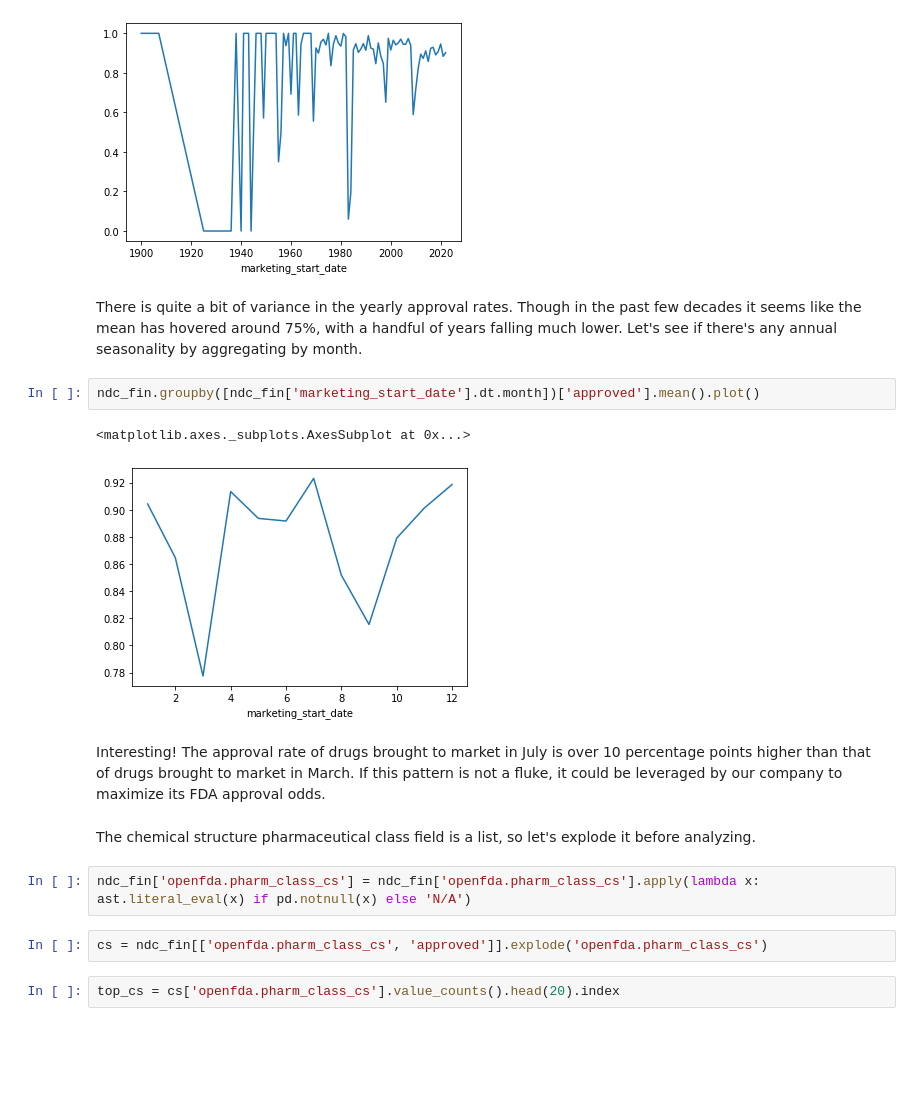
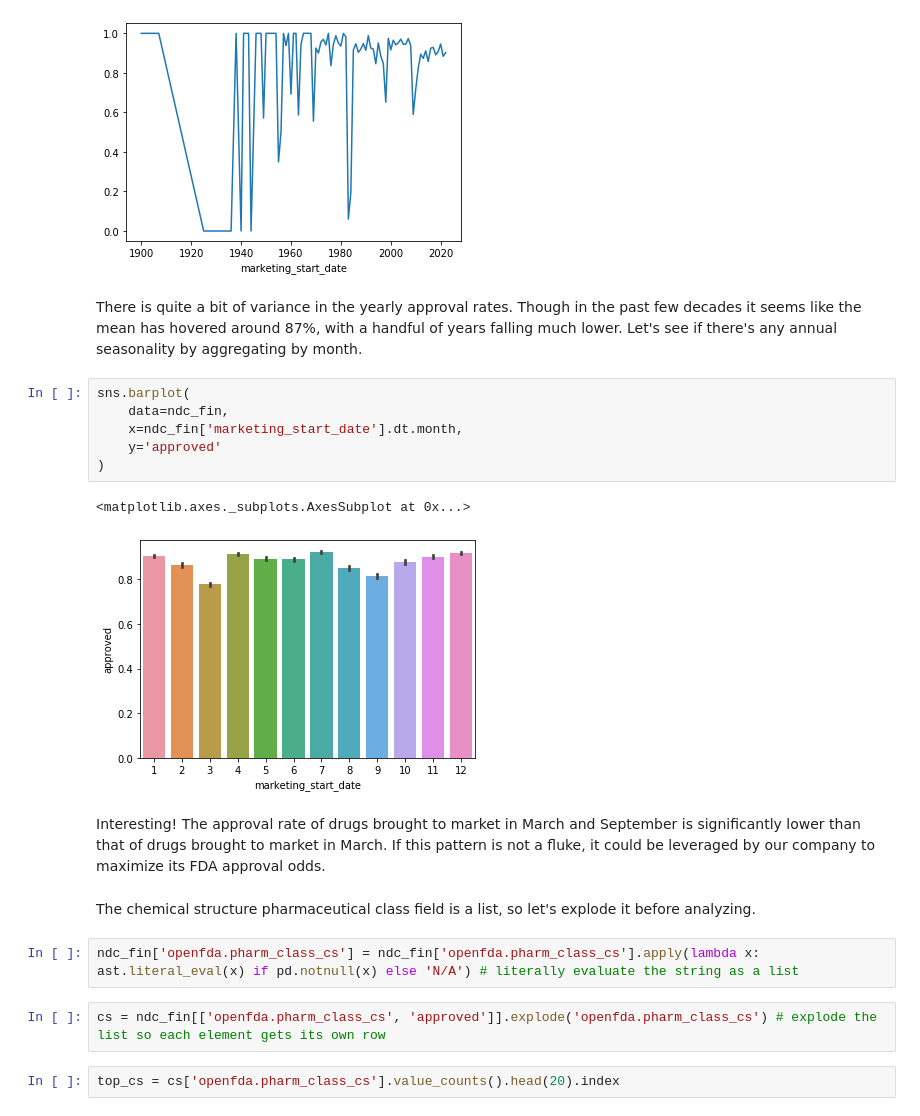
Before and after one commit to andrewabeles/fda, a Jupyter notebook: eda.ipynb, the cells around one changed output. Drawn from its saved outputs; the diff is of its cells as text; blank space fills up the shorter version.

```diff
--- a/eda.ipynb
+++ b/eda.ipynb
@@ -213,20 +250,24 @@ ndc_fin.groupby([ndc_fin['marketing_start_date'].dt.year])['approved'].mean().pl
 <matplotlib.axes._subplots.AxesSubplot at 0x...>
 [figure]
 # %% [markdown]
-There is quite a bit of variance in the yearly approval rates. Though in the past few decades it seems like the mean has hovered around 75%, with a handful of years falling much lower. Let's see if there's any annual seasonality by aggregating by month.
+There is quite a bit of variance in the yearly approval rates. Though in the past few decades it seems like the mean has hovered around 87%, with a handful of years falling much lower. Let's see if there's any annual seasonality by aggregating by month.
 # %%
-ndc_fin.groupby([ndc_fin['marketing_start_date'].dt.month])['approved'].mean().plot()
+sns.barplot(
+    data=ndc_fin,
+    x=ndc_fin['marketing_start_date'].dt.month,
+    y='approved'
+)
 # %% [output]
 <matplotlib.axes._subplots.AxesSubplot at 0x...>
-[figure, old version]
+[figure, new version]
 # %% [markdown]
-Interesting! The approval rate of drugs brought to market in July is over 10 percentage points higher than that of drugs brought to market in March. If this pattern is not a fluke, it could be leveraged by our company to maximize its FDA approval odds.
+Interesting! The approval rate of drugs brought to market in March and September is significantly lower than that of drugs brought to market in March. If this pattern is not a fluke, it could be leveraged by our company to maximize its FDA approval odds.
 # %% [markdown]
 The chemical structure pharmaceutical class field is a list, so let's explode it before analyzing.
 # %%
-ndc_fin['openfda.pharm_class_cs'] = ndc_fin['openfda.pharm_class_cs'].apply(lambda x: ast.literal_eval(x) if pd.notnull(x) else 'N/A')
+ndc_fin['openfda.pharm_class_cs'] = ndc_fin['openfda.pharm_class_cs'].apply(lambda x: ast.literal_eval(x) if pd.notnull(x) else 'N/A') # literally evaluate the string as a list
 # %%
-cs = ndc_fin[['openfda.pharm_class_cs', 'approved']].explode('openfda.pharm_class_cs')
+cs = ndc_fin[['openfda.pharm_class_cs', 'approved']].explode('openfda.pharm_class_cs') # explode the list so each element gets its own row
 # %%
 top_cs = cs['openfda.pharm_class_cs'].value_counts().head(20).index
 # %%
```
Also changed, not shown: parts of 57 cells of this notebook.
